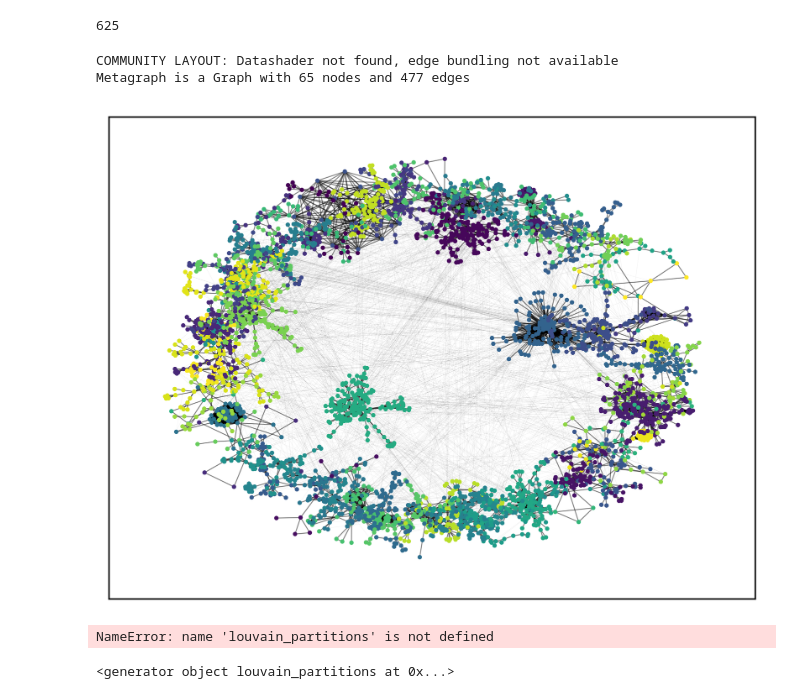
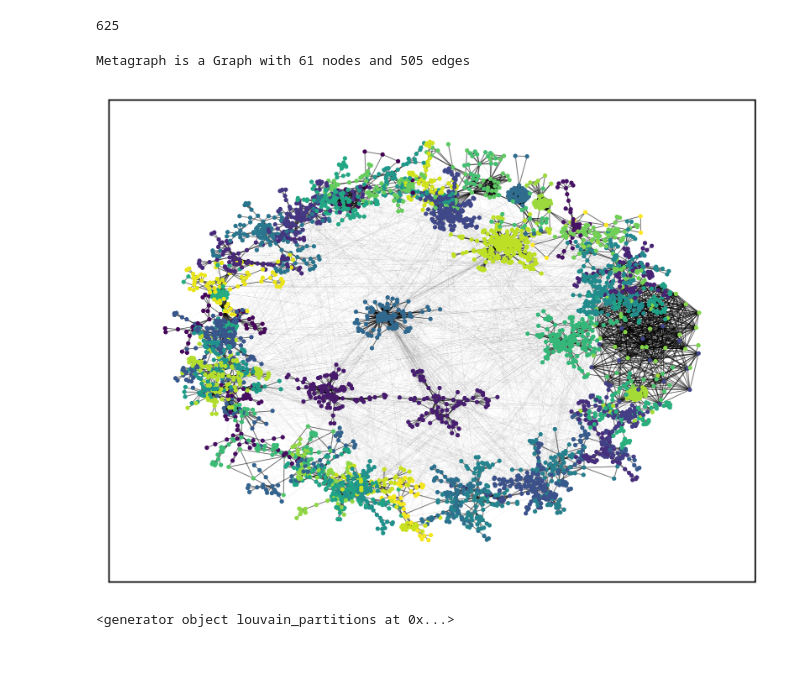
Before and after one commit to viggo-gascou/network-analysis, a Jupyter notebook: communities.ipynb, the cells around one changed output. Drawn from its saved outputs; the diff is of its cells as text; code cells hidden in the pictures; blank space fills up the shorter version.

```diff
--- a/communities.ipynb
+++ b/communities.ipynb
@@ -38,60 +38,18 @@ len(partition)
 # %%
 from scripts.layout_class import CommunityLayout
 from networkx.algorithms import community
 
 LG2 = nx.Graph(LG)
 layout = CommunityLayout(LG2,
                 community_compression = 0.25,
                 layout_algorithm = nx.spring_layout,
                 layout_kwargs = {"k":75, "iterations":1000},
                 community_algorithm = community.louvain_communities,
-                community_kwargs = {"resolution":2})
+                community_kwargs = {"resolution":2, "seed":None})
 layout.display()
 # %% [output]
-COMMUNITY LAYOUT: Datashader not found, edge bundling not available
-Metagraph is a Graph with 65 nodes and 477 edges
+Metagraph is a Graph with 61 nodes and 505 edges
-[figure, old version]
+[figure, new version]
-# %%
-#%%script echo skipping
-# create a modular graph
-from netgraph import Graph
-#partition_sizes = [10, 20, 30, 40]
-#g = nx.random_partition_graph(partition_sizes, 0.5, 0.1)
-
-# since we created the graph, we know the best partition:
-#node_to_community = dict()
-#node = 0
-#for community_id, size in enumerate(partition_sizes):
-#    for _ in range(size):
-#        node_to_community[node] = community_id
-#        node += 1
-
-# # alternatively, we can infer the best partition using Louvain:
-node_to_community = louvain_partitions(LG)
-
-node_to_community = list(node_to_community)
-
-print(node_to_community)
-np.random.seed(321)
-colors_idxs = {i: name for i, name in enumerate([name for name, he in mcolors.cnames.items()])}
-colors_idxs
-n_colors = dict(enumerate(np.random.choice(list(colors_idxs.values()),size=42).flatten(), 0))
-#n_colors
-
-#community_to_color = n_colors
-
-#node_color = {node: community_to_color[community_id] for node, community_id in node_to_community.items()}
-#node_color
-#Graph(g,
-#      node_color=node_color, node_edge_width=0, edge_alpha=0.1,
-#      node_layout='community', node_layout_kwargs=dict(node_to_community=node_to_community),
-#      edge_layout='bundled', edge_layout_kwargs=dict(k=2000),
-#)
-
-#plt.show()
-#plt.savefig("figures/communities1.png")
-# %% [output]
-NameError: name 'louvain_partitions' is not defined
 # %%
 # %% [output]
 <generator object louvain_partitions at 0x...>
```
Also changed, not shown: parts of 1 cell of this notebook, 5 other files.
